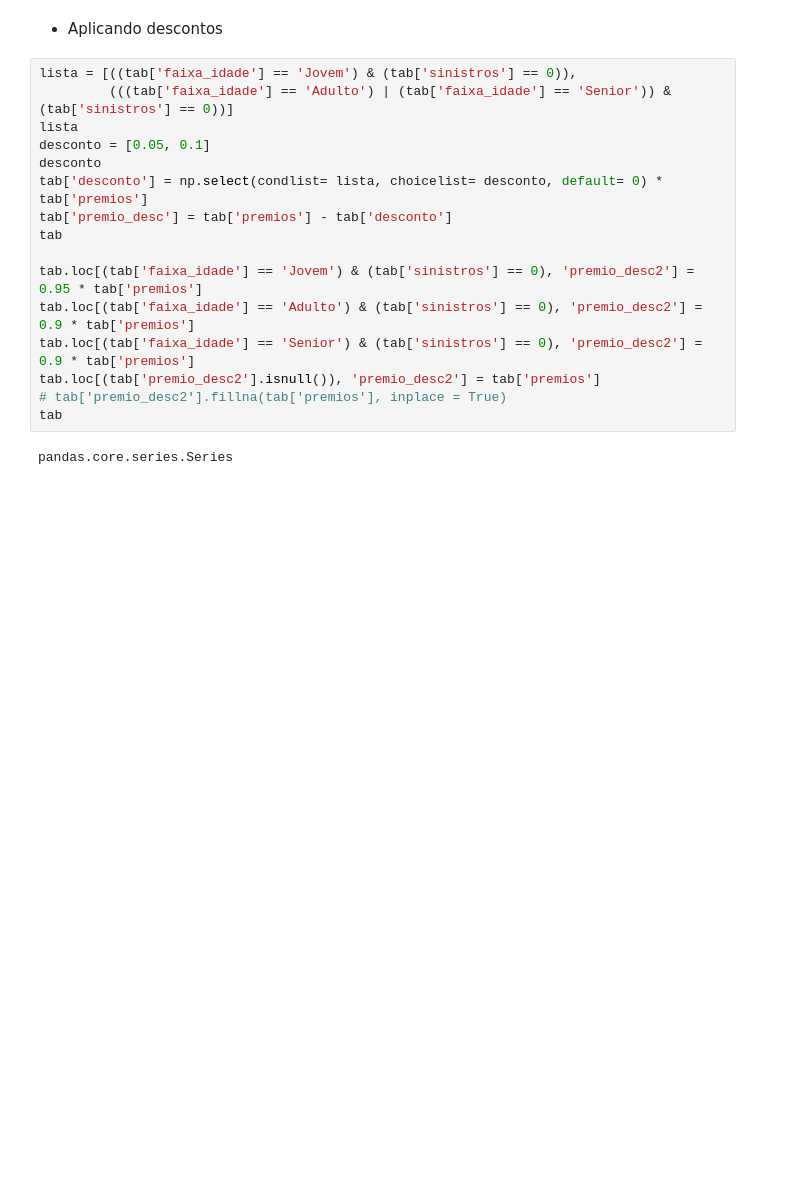
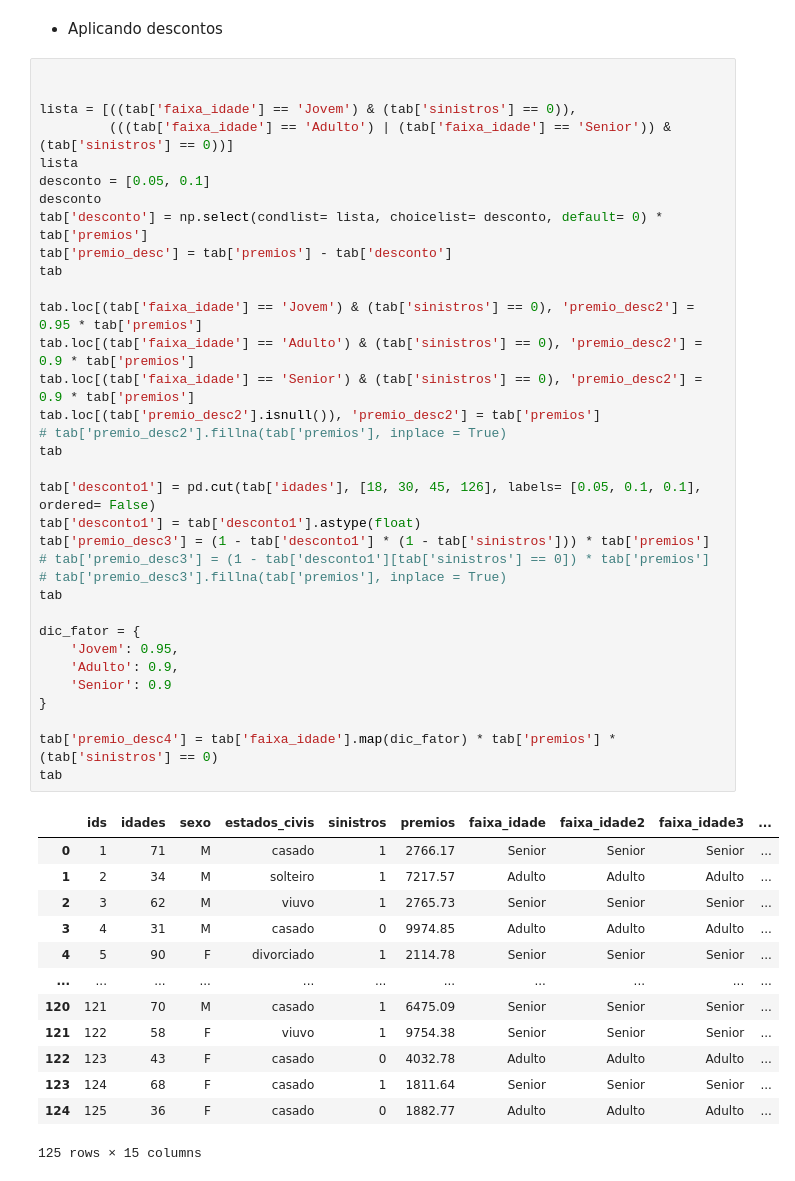
Before and after one commit to diegoguerrieri/alura_data, a Jupyter notebook: semana_7.ipynb, the cells around one changed output. Drawn from its saved outputs; the diff is of its cells as text; blank space fills up the shorter version.

```diff
--- a/semana_7.ipynb
+++ b/semana_7.ipynb
@@ -201,20 +205,50 @@ tab
 # %% [markdown]
 * Aplicando descontos
 # %%
+
+
 lista = [((tab['faixa_idade'] == 'Jovem') & (tab['sinistros'] == 0)),
          (((tab['faixa_idade'] == 'Adulto') | (tab['faixa_idade'] == 'Senior')) & (tab['sinistros'] == 0))]
 lista
 desconto = [0.05, 0.1]
 desconto
 tab['desconto'] = np.select(condlist= lista, choicelist= desconto, default= 0) * tab['premios']
 tab['premio_desc'] = tab['premios'] - tab['desconto']
 tab
 
 tab.loc[(tab['faixa_idade'] == 'Jovem') & (tab['sinistros'] == 0), 'premio_desc2'] = 0.95 * tab['premios']
 tab.loc[(tab['faixa_idade'] == 'Adulto') & (tab['sinistros'] == 0), 'premio_desc2'] = 0.9 * tab['premios']
 tab.loc[(tab['faixa_idade'] == 'Senior') & (tab['sinistros'] == 0), 'premio_desc2'] = 0.9 * tab['premios']
 tab.loc[(tab['premio_desc2'].isnull()), 'premio_desc2'] = tab['premios']
 # tab['premio_desc2'].fillna(tab['premios'], inplace = True)
 tab
+
+tab['desconto1'] = pd.cut(tab['idades'], [18, 30, 45, 126], labels= [0.05, 0.1, 0.1], ordered= False)
+tab['desconto1'] = tab['desconto1'].astype(float)
+tab['premio_desc3'] = (1 - tab['desconto1'] * (1 - tab['sinistros'])) * tab['premios']
+# tab['premio_desc3'] = (1 - tab['desconto1'][tab['sinistros'] == 0]) * tab['premios']
+# tab['premio_desc3'].fillna(tab['premios'], inplace = True)
+tab
+
+dic_fator = {
+    'Jovem': 0.95,
+    'Adulto': 0.9,
+    'Senior': 0.9
+}
+
+tab['premio_desc4'] = tab['faixa_idade'].map(dic_fator) * tab['premios'] * (tab['sinistros'] == 0)
+tab
 # %% [output]
+|  | ids | idades | sexo | estados_civis | sinistros | premios | faixa_idade | faixa_idade2 | faixa_idade3 | ... |
+| 0 | 1 | 71 | M | casado | 1 | 2766.17 | Senior | Senior | Senior | ... |
+| 1 | 2 | 34 | M | solteiro | 1 | 7217.57 | Adulto | Adulto | Adulto | ... |
+| 2 | 3 | 62 | M | viuvo | 1 | 2765.73 | Senior | Senior | Senior | ... |
+| 3 | 4 | 31 | M | casado | 0 | 9974.85 | Adulto | Adulto | Adulto | ... |
+| 4 | 5 | 90 | F | divorciado | 1 | 2114.78 | Senior | Senior | Senior | ... |
+| ... | ... | ... | ... | ... | ... | ... | ... | ... | ... | ... |
+| 120 | 121 | 70 | M | casado | 1 | 6475.09 | Senior | Senior | Senior | ... |
+| 121 | 122 | 58 | F | viuvo | 1 | 9754.38 | Senior | Senior | Senior | ... |
+| 122 | 123 | 43 | F | casado | 0 | 4032.78 | Adulto | Adulto | Adulto | ... |
+| 123 | 124 | 68 | F | casado | 1 | 1811.64 | Senior | Senior | Senior | ... |
+| 124 | 125 | 36 | F | casado | 0 | 1882.77 | Adulto | Adulto | Adulto | ... |
-pandas.core.series.Series
+125 rows × 15 columns
```
Also changed, not shown: parts of 7 cells of this notebook, 1 other file.
